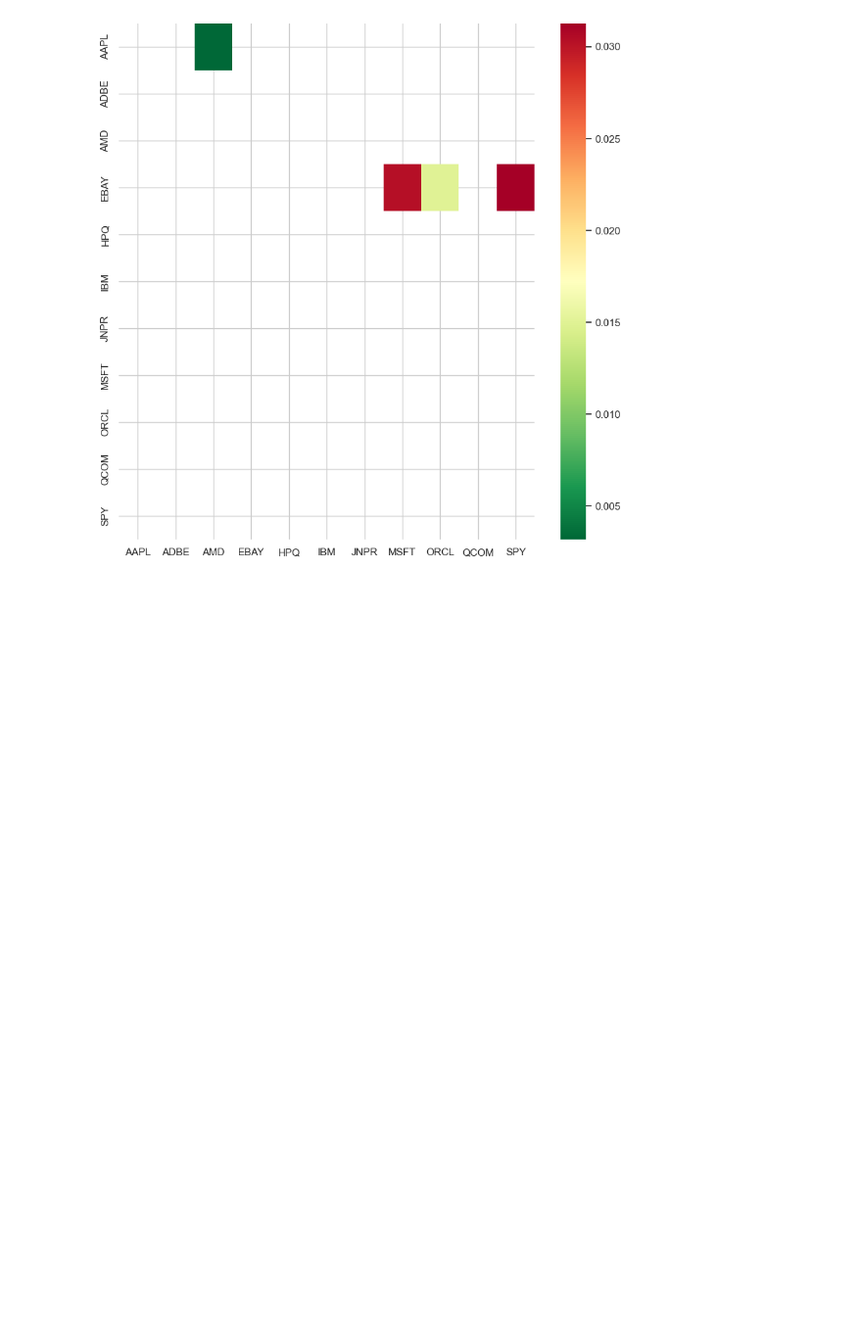
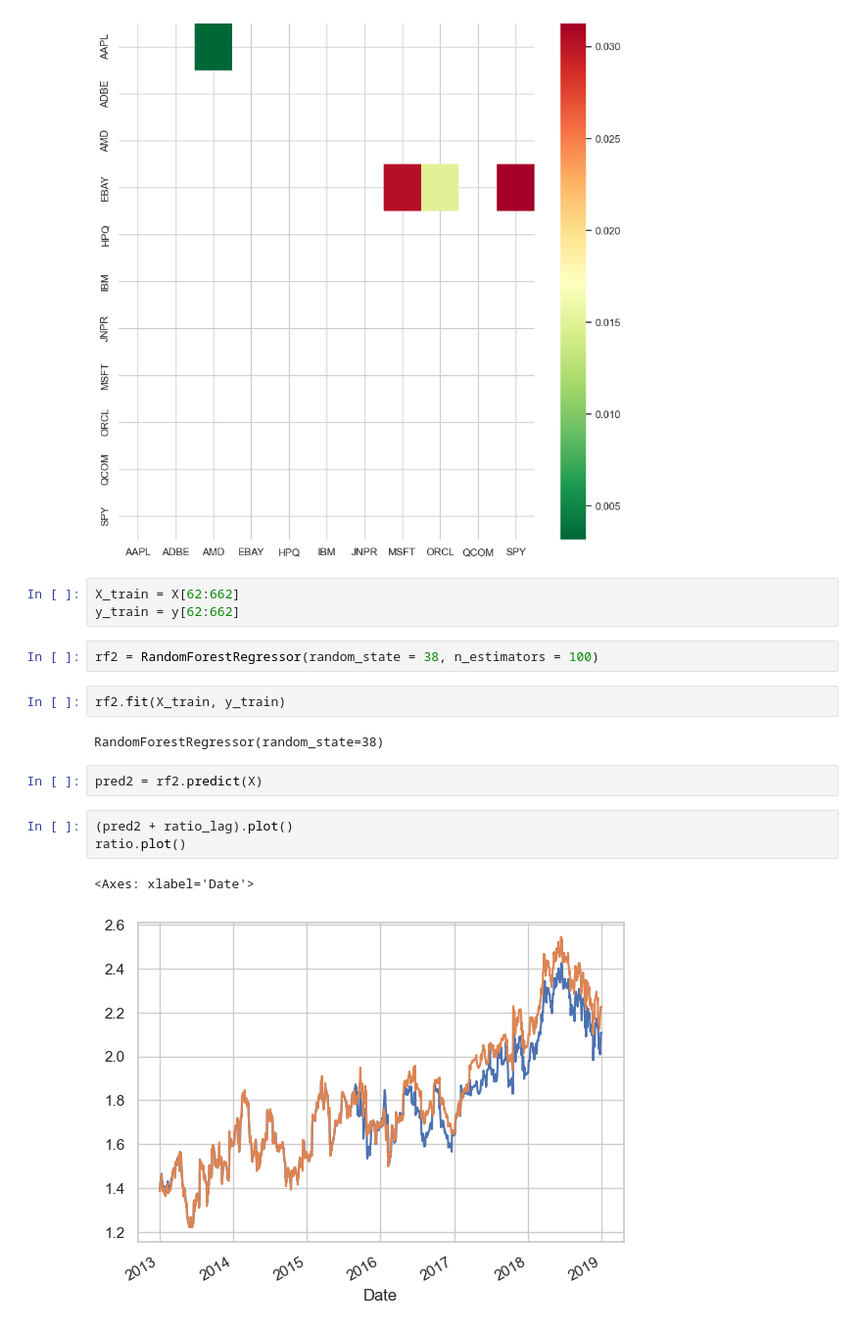
Before and after one commit to Amination-Gogia/Pairs-Trading-Dec-2024, a Jupyter notebook: Week-1/Assignment_attempt_2.ipynb, the cells around one changed output. Shown at 98% size. Drawn from its saved outputs; the diff is of its cells as text; blank space fills up the shorter version.

Commit message:
Need to predict the ratio rather than change in ratio and try

```diff
--- a/Week-1/Assignment_attempt_2.ipynb
+++ b/Week-1/Assignment_attempt_2.ipynb
@@ -353,3 +353,20 @@ print(pairs)
 # %% [output]
 [('AAPL', 'AMD'), ('EBAY', 'MSFT'), ('EBAY', 'ORCL'), ('EBAY', 'SPY')]
 [figure]
+# %%
+X_train = X[62:662]
+y_train = y[62:662]
+# %%
+rf2 = RandomForestRegressor(random_state = 38, n_estimators = 100)
+# %%
+rf2.fit(X_train, y_train)
+# %% [output]
+RandomForestRegressor(random_state=38)
+# %%
+pred2 = rf2.predict(X)
+# %%
+(pred2 + ratio_lag).plot()
+ratio.plot()
+# %% [output]
+<Axes: xlabel='Date'>
+[figure, added]
```
Also changed, not shown: parts of 10 cells of this notebook.
